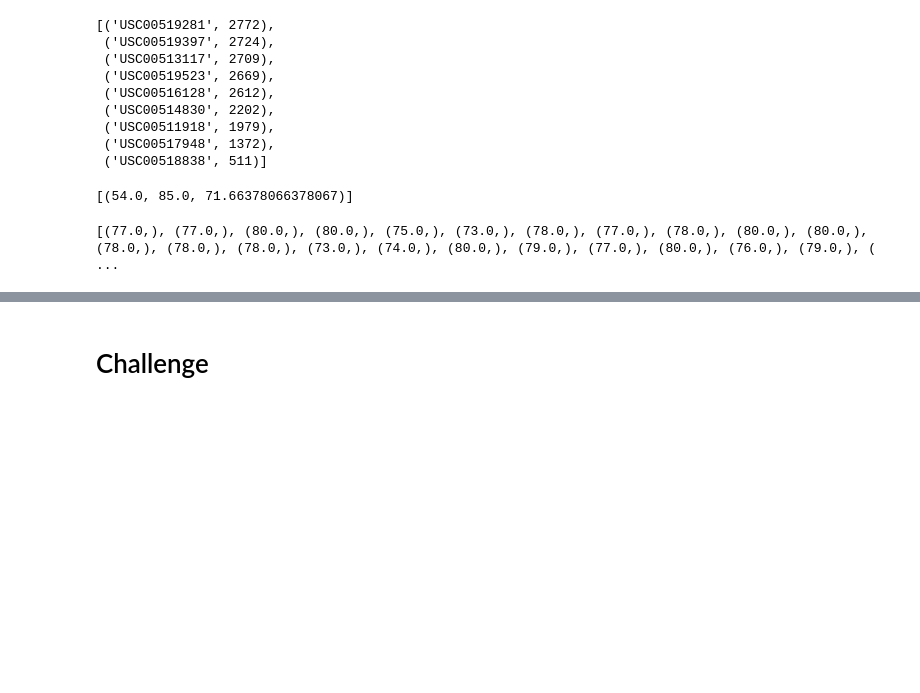
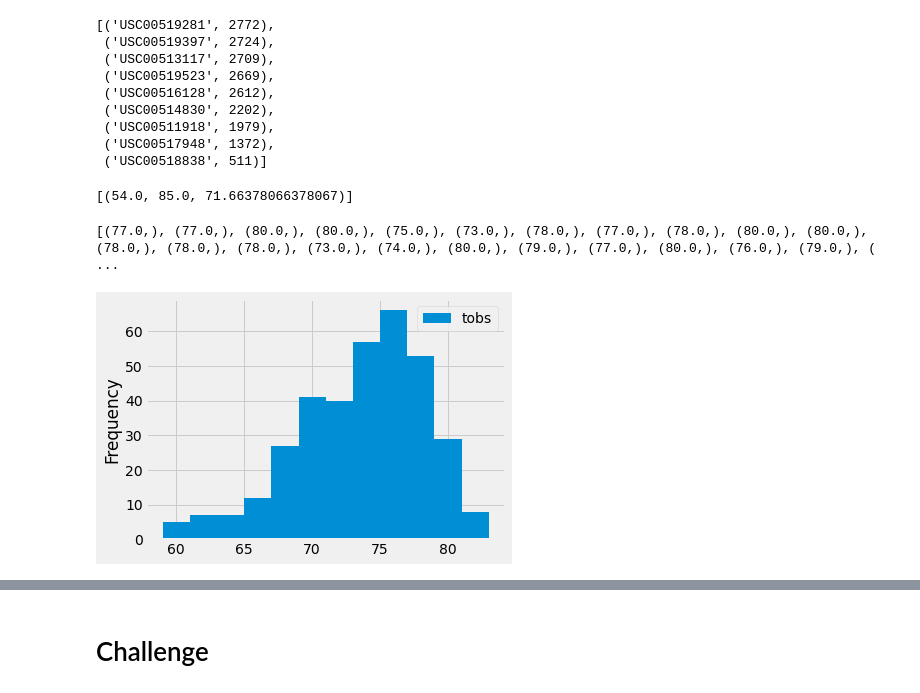
Before and after one commit to VileamS/surfs_up, a Jupyter notebook: climate_analysis.ipynb, the cells around one changed output, grey strips where cells are left out. Drawn from its saved outputs; the diff is of its cells as text; code cells hidden in the pictures; blank space fills up the shorter version.

```diff
--- a/climate_analysis.ipynb
+++ b/climate_analysis.ipynb
@@ -149,9 +149,11 @@ filter(Measurement.station == 'USC00519281').all()
 # %%
 results = session.query(Measurement.tobs).\
 filter(Measurement.station == 'USC00519281').\
 filter(Measurement.date >= prev_year).all()
 print(results)
 df = pd.DataFrame(results, columns=['tobs'])
 df.plot.hist(bins=12)
+plt.tight_layout()
 # %% [output]
 [(77.0,), (77.0,), (80.0,), (80.0,), (75.0,), (73.0,), (78.0,), (77.0,), (78.0,), (80.0,), (80.0,), (78.0,), (78.0,), (78.0,), (73.0,), (74.0,), (80.0,), (79.0,), (77.0,), (80.0,), (76.0,), (79.0,), ( ...
+[figure, added]
```
Also changed, not shown: parts of 2 cells of this notebook, 1 other file.
